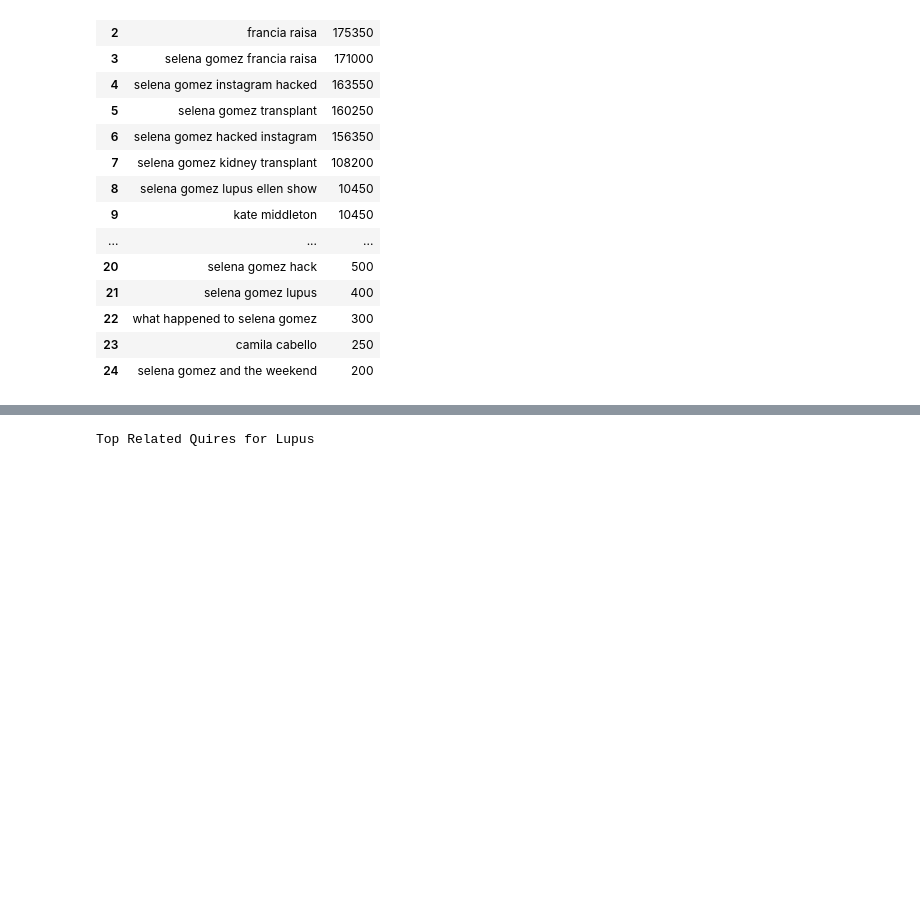
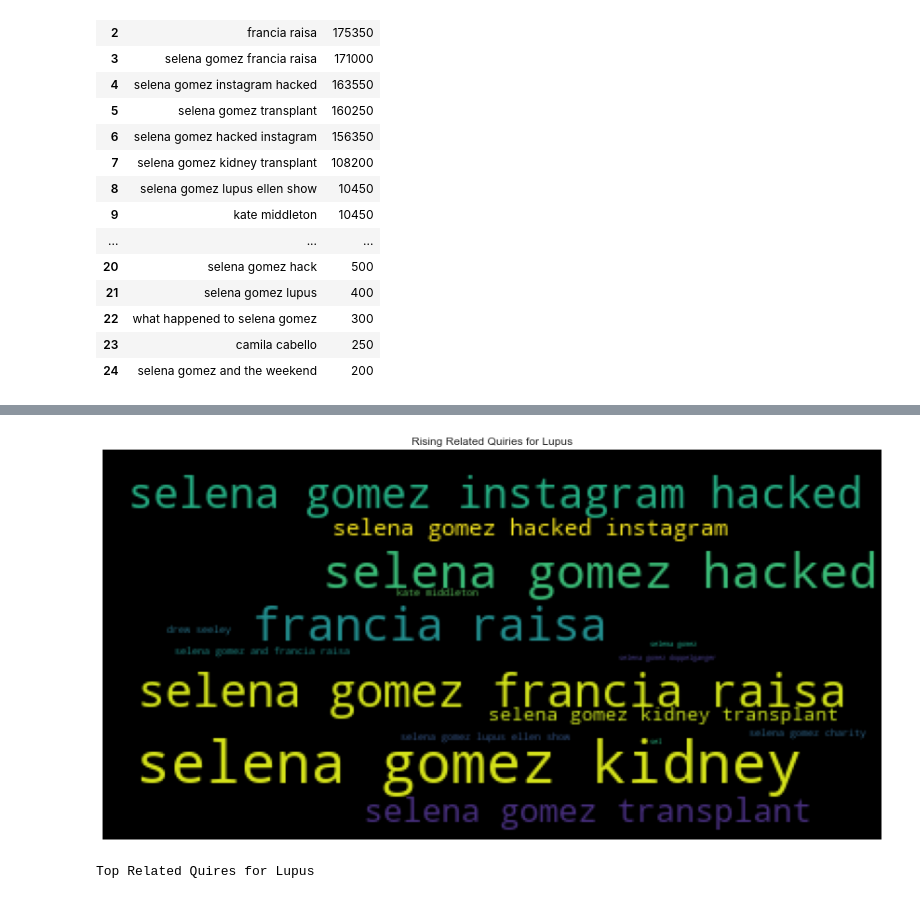
Before and after one commit to kkrusere/Cultural-Health-Moments, a Jupyter notebook: Cultural_Health Moments.ipynb, the cells around one changed output, grey strips where cells are left out. Drawn from its saved outputs; the diff is of its cells as text; code cells hidden in the pictures; blank space fills up the shorter version.

```diff
--- a/Cultural_Health Moments.ipynb
+++ b/Cultural_Health Moments.ipynb
@@ -287,3 +292,7 @@ Rising Related Quiries for Selena Gomez
+# %%
+wordcloud_of_related_queries(df2, f'Rising Related Quiries for {df.columns[1]}')
+# %% [output]
+[figure, added]
 # %%
 related_queries_rising, related_queries_top = get_top_and_rising(CC_related_queries)
 df1 = related_queries_top
```
Also changed, not shown: parts of 7 cells of this notebook.
